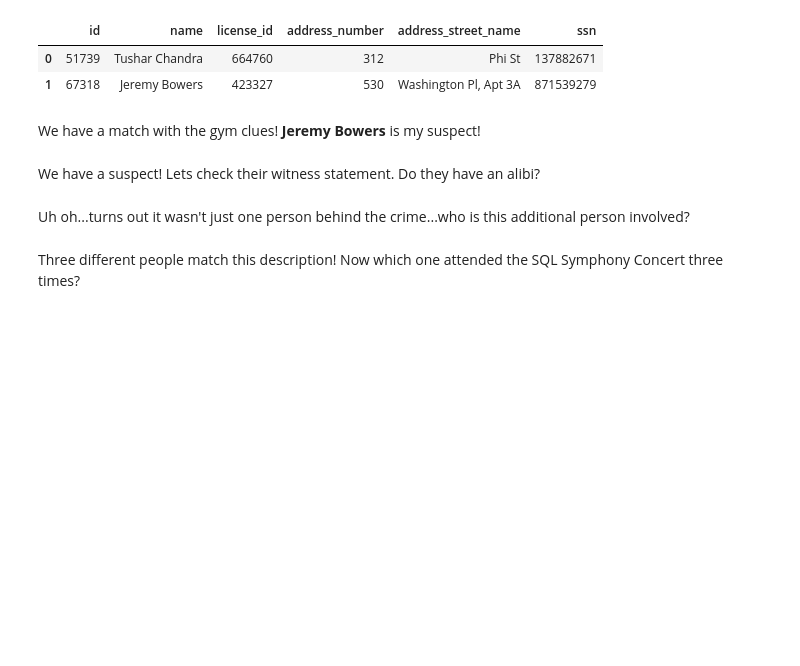
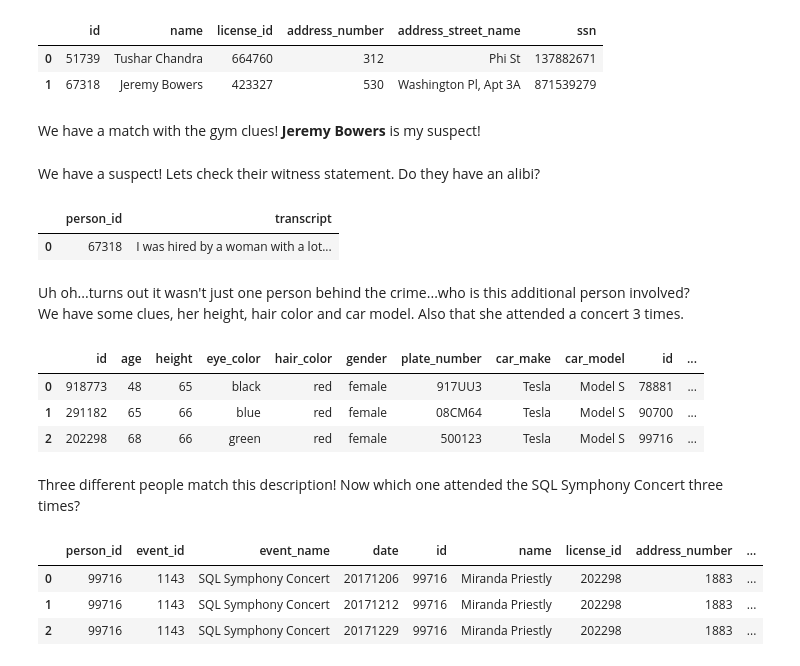
Before and after one commit to joedag32/DSSA-5102_Spring2025, a Jupyter notebook: Assignments/Assignment4_Dagostino.ipynb, the cells around one changed output. Cells and saved outputs as stored; diff of their text form; code cells hidden in the pictures; blank space fills up the shorter version.

```diff
--- a/Assignments/Assignment4_Dagostino.ipynb
+++ b/Assignments/Assignment4_Dagostino.ipynb
@@ -510,14 +510,68 @@ We have a match with the gym clues! <b>Jeremy Bowers</b> is my suspect!
 We have a suspect! Lets check their witness statement. Do they have an alibi?
 # %%
 #Remember to write your query in the comments!
+with engine.connect() as connection: # setup our connection
+    query = text("""SELECT *
+                    FROM interview
+                    WHERE person_id = 67318
+                 """)                      # select all records from interview table where the person_id is equal to Jeremy Bowers id of 67318
+    alibi = pd.read_sql(query, connection) # use pandas to read the sql query with the connection to the db
+
+alibi
+# The plot thickens! Jeremy was hired by someone.
+# %% [output]
+|  | person_id | transcript |
+| 0 | 67318 | I was hired by a woman with a lot... |
 # %% [markdown]
-Uh oh...turns out it wasn't just one person behind the crime...who is this additional person involved?
+Uh oh...turns out it wasn't just one person behind the crime...who is this additional person involved?<br>
+We have some clues, her height, hair color and car model. Also that she attended a concert 3 times.
 # %%
 #Remember to write our your query in the comments!
 #You can complete this in a single query or multiple queries.
+with engine.connect() as connection: # setup our connection
+    query = text("""SELECT *
+                    FROM drivers_license
+                    INNER JOIN person ON drivers_license.id = person.license_id
+                    WHERE height BETWEEN 65 AND 67
+                    AND hair_color = 'red'
+                    AND gender = 'female'
+                    AND car_make = 'Tesla'
+                    AND car_model = 'Model S'
+                 """)                           # ok, first I was going to do multiple queries, but I figured let's try this out with a join
+                                                # select all records from both drivers_license and person tables and join them together where
+                                                # drivers_license id is equal to person license_id are foreign keys that connect the 2 tables
+                                                # then filter out records where height is between 65 and 67 inches,hair_color is "red",
+                                                # gender equals "female", car_make equals "tesla", and car_model equals "Model S"
+    accomplice = pd.read_sql(query, connection) # use pandas to read the sql query with the connection to the db
+
+accomplice
+# got 3 results and the inner join worked!
+# %% [output]
+|  | id | age | height | eye_color | hair_color | gender | plate_number | car_make | car_model | id | ... |
+| 0 | 918773 | 48 | 65 | black | red | female | 917UU3 | Tesla | Model S | 78881 | ... |
+| 1 | 291182 | 65 | 66 | blue | red | female | 08CM64 | Tesla | Model S | 90700 | ... |
+| 2 | 202298 | 68 | 66 | green | red | female | 500123 | Tesla | Model S | 99716 | ... |
 # %% [markdown]
 Three different people match this description! Now which one attended the SQL Symphony Concert three times?
 # %%
 #Let's find the killer!
 #Remember to write our your query in the comments!
+with engine.connect() as connection: # setup our connection
+    query = text("""SELECT *
+                    FROM facebook_event_checkin
+                    INNER JOIN person ON facebook_event_checkin.person_id = person.id
+                    WHERE event_name = 'SQL Symphony Concert'
+                    AND person_id IN (78881, 90700, 99716)
+                 """)                                 # let's do another join, select all records from facebook_event_checkin and person tables
+                                                      # and join them together where their person.id columns match which happen to be foreigh
+                                                      # keys, then gather records between the 2 where event_name equals "SQL Symphony Concert"
+                                                      # and the person_id is either 78881, 90700 or 99716
+    concert_attendee = pd.read_sql(query, connection) # use pandas to read the sql query with the connection to the db
+
+concert_attendee
+# %% [output]
+|  | person_id | event_id | event_name | date | id | name | license_id | address_number | ... |
+| 0 | 99716 | 1143 | SQL Symphony Concert | 20171206 | 99716 | Miranda Priestly | 202298 | 1883 | ... |
+| 1 | 99716 | 1143 | SQL Symphony Concert | 20171212 | 99716 | Miranda Priestly | 202298 | 1883 | ... |
+| 2 | 99716 | 1143 | SQL Symphony Concert | 20171229 | 99716 | Miranda Priestly | 202298 | 1883 | ... |
 # %% [markdown]
```
Also changed, not shown: parts of 1 cell of this notebook.
